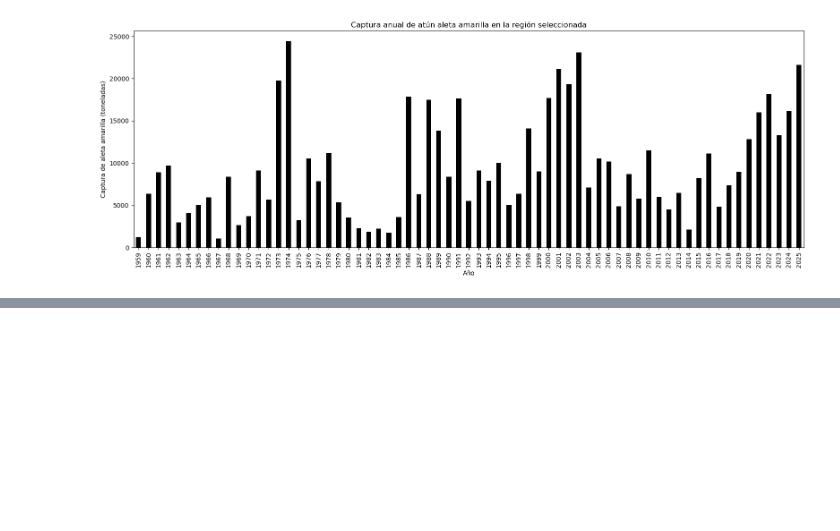
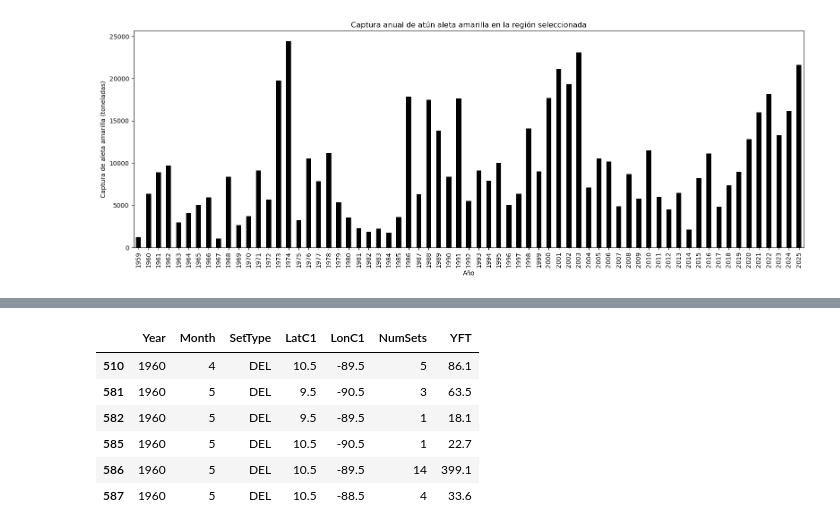
Before and after one commit to Intercoonecta/OHWE_26_ATUN_TEMP, a Jupyter notebook: Exploracion_atun_CR.ipynb, the cells around one changed output, grey strips where cells are left out. Saved outputs shown, nothing was run; the diff lists cells and outputs as text; code cells hidden in the pictures; blank space fills up the shorter version.

```diff
--- a/Exploracion_atun_CR.ipynb
+++ b/Exploracion_atun_CR.ipynb
@@ -115,0 +131,22 @@ atun_aleta_amarilla.to_csv("atun_aleta_amarilla_region.csv", index=False)
+# %%
+# Seleccionar entre 7–11° norte y 87–93° oeste
+atun_domo = datos[
+    (datos["LatC1"] >= 7) &
+    (datos["LatC1"] <= 11) &
+    (datos["LonC1"] >= -93) &
+    (datos["LonC1"] <= -87)
+].copy()
+# %%
+atun_domo = atun_domo[
+    ["Year", "Month", "SetType", "LatC1", "LonC1", "NumSets", "YFT"]
+].copy()
+# %%
+atun_domo.head(6)
+# %% [output]
+|  | Year | Month | SetType | LatC1 | LonC1 | NumSets | YFT |
+| 510 | 1960 | 4 | DEL | 10.5 | -89.5 | 5 | 86.1 |
+| 581 | 1960 | 5 | DEL | 9.5 | -90.5 | 3 | 63.5 |
+| 582 | 1960 | 5 | DEL | 9.5 | -89.5 | 1 | 18.1 |
+| 585 | 1960 | 5 | DEL | 10.5 | -90.5 | 1 | 22.7 |
+| 586 | 1960 | 5 | DEL | 10.5 | -89.5 | 14 | 399.1 |
+| 587 | 1960 | 5 | DEL | 10.5 | -88.5 | 4 | 33.6 |
```
Also changed, not shown: parts of 3 cells of this notebook.
